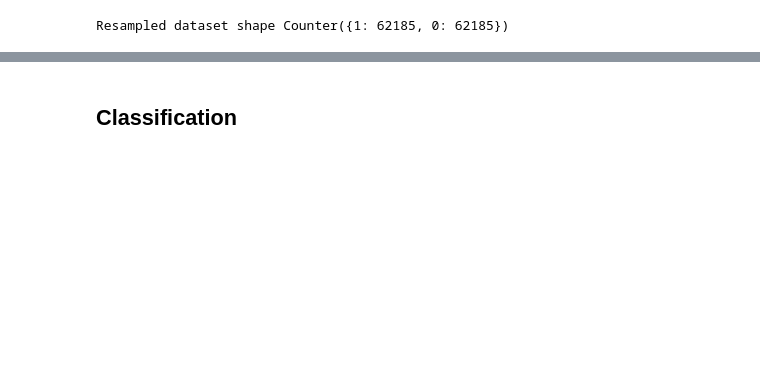
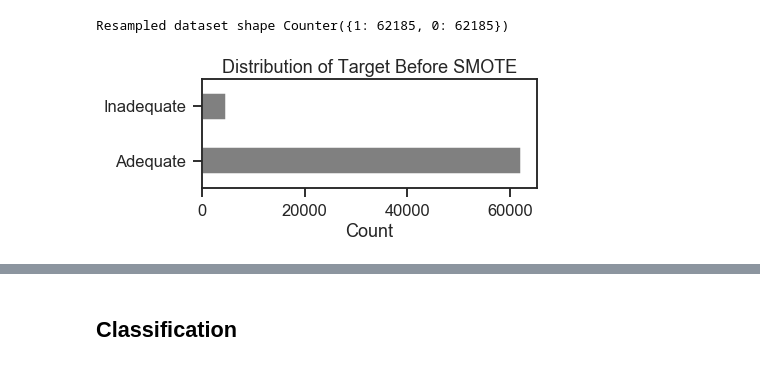
Before and after one commit to seoho926/us-housing-stock, a Jupyter notebook: technical_notebook.ipynb, the cells around one changed output, grey strips where cells are left out. Saved outputs shown, nothing was run; the diff lists cells and outputs as text; code cells hidden in the pictures; blank space fills up the shorter version.

```diff
--- a/technical_notebook.ipynb
+++ b/technical_notebook.ipynb
@@ -110,3 +118,7 @@ X_res, y_res = smote.fit_resample(X, y)
 print('Resampled dataset shape %s' % Counter(y_res))
 # %% [output]
 Resampled dataset shape Counter({1: 62185, 0: 62185})
+# %%
+SMOTE_graph(y,'Distribution of Target Before SMOTE')
+# %% [output]
+[figure, added]
```
Also changed, not shown: parts of 48 cells of this notebook, 2 other files.
